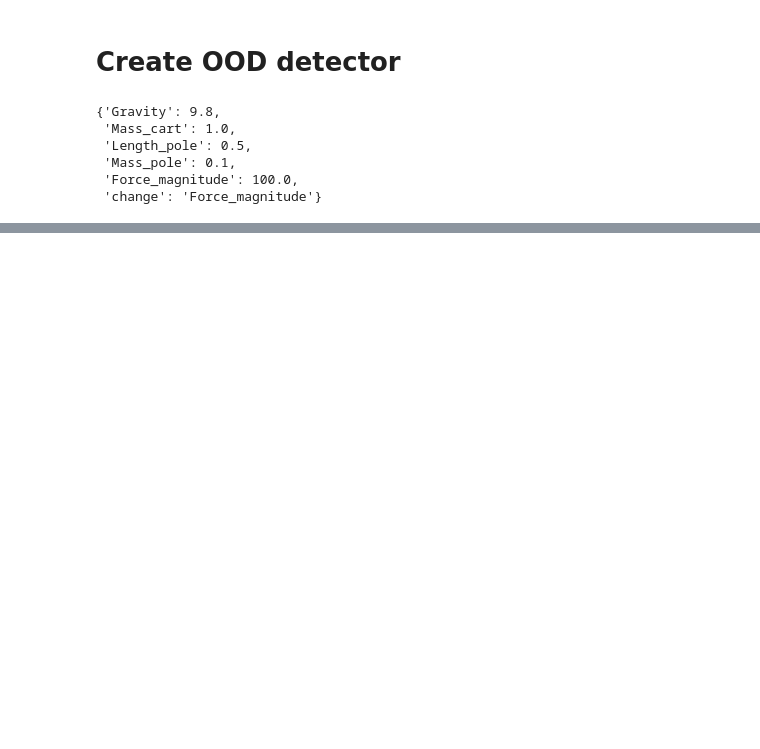
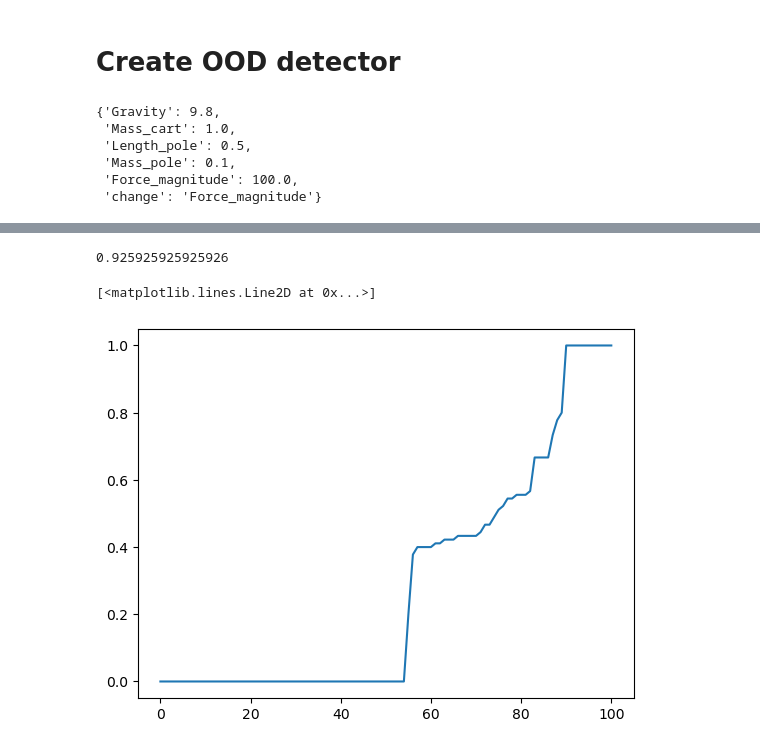
Before and after one commit to ArnaudGardille/RL-OOD-detection, a Jupyter notebook: RL_OOD_detection.ipynb, the cells around one changed output, grey strips where cells are left out. Cells and saved outputs as stored; diff of their text form; code cells hidden in the pictures; blank space fills up the shorter version.

```diff
--- a/RL_OOD_detection.ipynb
+++ b/RL_OOD_detection.ipynb
@@ -350,0 +569,10 @@ for key in tqdm(results):
+# %%
+import scipy
+scipy.integrate.simps(x=TPRs, y=FPRs, even='avg')
+# %% [output]
+0.925925925925926
+# %%
+plt.plot(TPRs)
+# %% [output]
+[<matplotlib.lines.Line2D at 0x...>]
+[figure, added]
```
Also changed, not shown: parts of 26 cells of this notebook.
